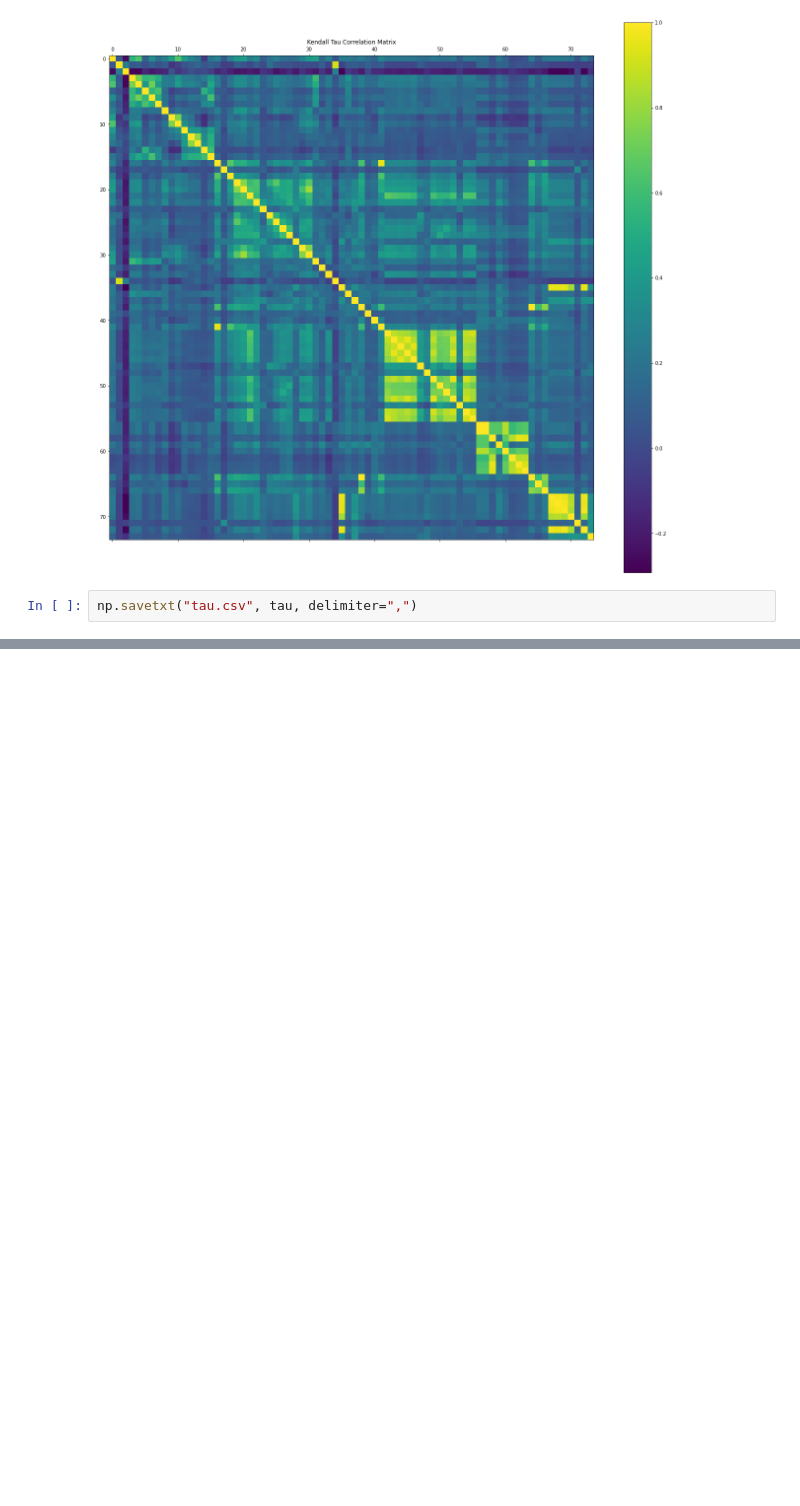
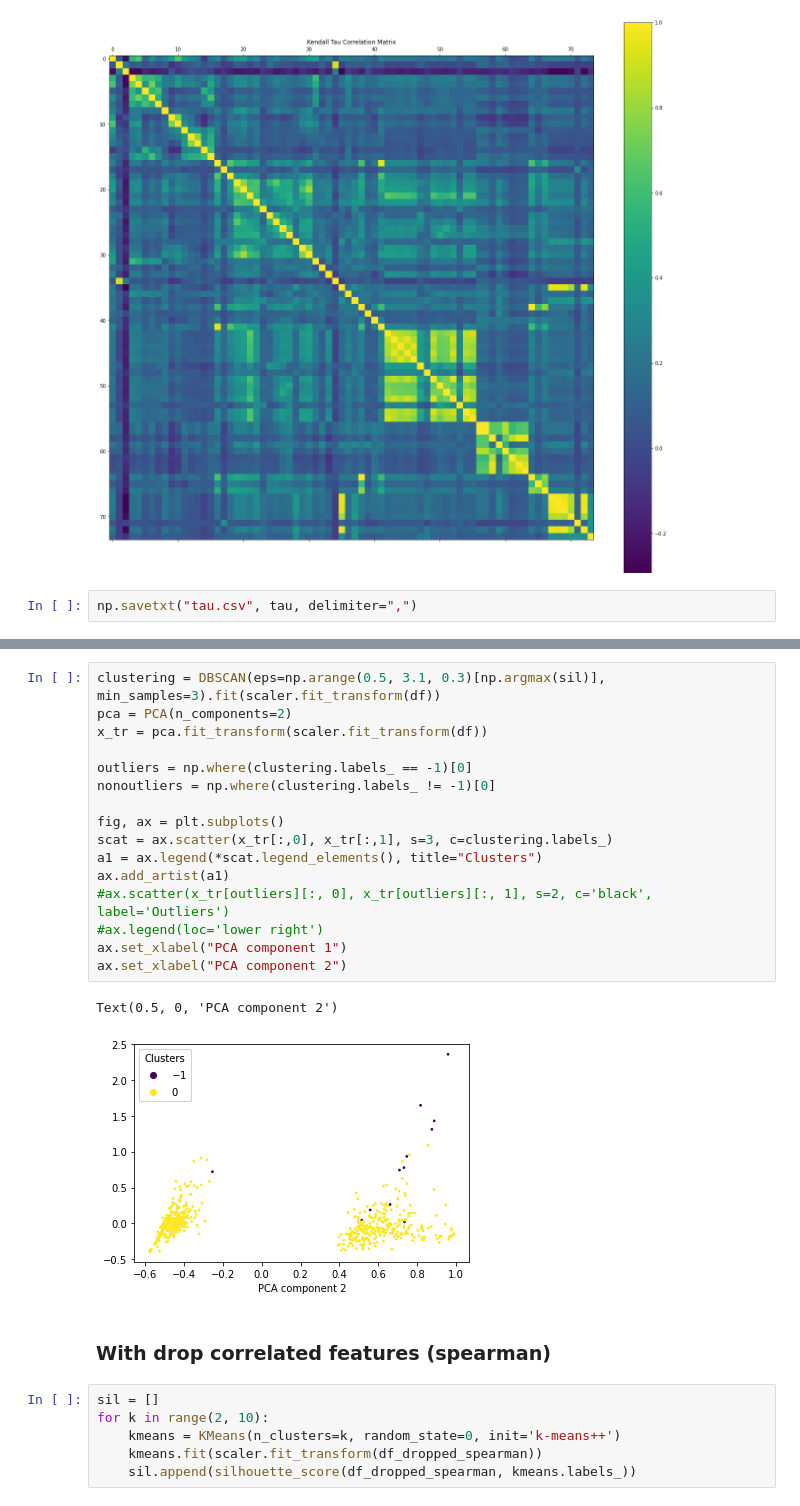
Before and after one commit to Eponeshnikov/ASMetrics, a Jupyter notebook: main.ipynb, the cells around one changed output, grey strips where cells are left out. Drawn from its saved outputs; the diff is of its cells as text; blank space fills up the shorter version.

```diff
--- a/main.ipynb
+++ b/main.ipynb
@@ -223,0 +317,27 @@ correlation between wf_avg_success_duration and wf_avg_successes_per_day_real is
+# %%
+clustering = DBSCAN(eps=np.arange(0.5, 3.1, 0.3)[np.argmax(sil)], min_samples=3).fit(scaler.fit_transform(df))
+pca = PCA(n_components=2)
+x_tr = pca.fit_transform(scaler.fit_transform(df))
+
+outliers = np.where(clustering.labels_ == -1)[0]
+nonoutliers = np.where(clustering.labels_ != -1)[0]
+
+fig, ax = plt.subplots()
+scat = ax.scatter(x_tr[:,0], x_tr[:,1], s=3, c=clustering.labels_)
+a1 = ax.legend(*scat.legend_elements(), title="Clusters")
+ax.add_artist(a1)
+#ax.scatter(x_tr[outliers][:, 0], x_tr[outliers][:, 1], s=2, c='black', label='Outliers')
+#ax.legend(loc='lower right')
+ax.set_xlabel("PCA component 1")
+ax.set_xlabel("PCA component 2")
+# %% [output]
+Text(0.5, 0, 'PCA component 2')
+[figure, added]
+# %% [markdown]
+### With drop correlated features (spearman)
+# %%
+sil = []
+for k in range(2, 10):
+    kmeans = KMeans(n_clusters=k, random_state=0, init='k-means++')
+    kmeans.fit(scaler.fit_transform(df_dropped_spearman))
+    sil.append(silhouette_score(df_dropped_spearman, kmeans.labels_))
```
Also changed, not shown: parts of 24 cells of this notebook, 3 other files.
